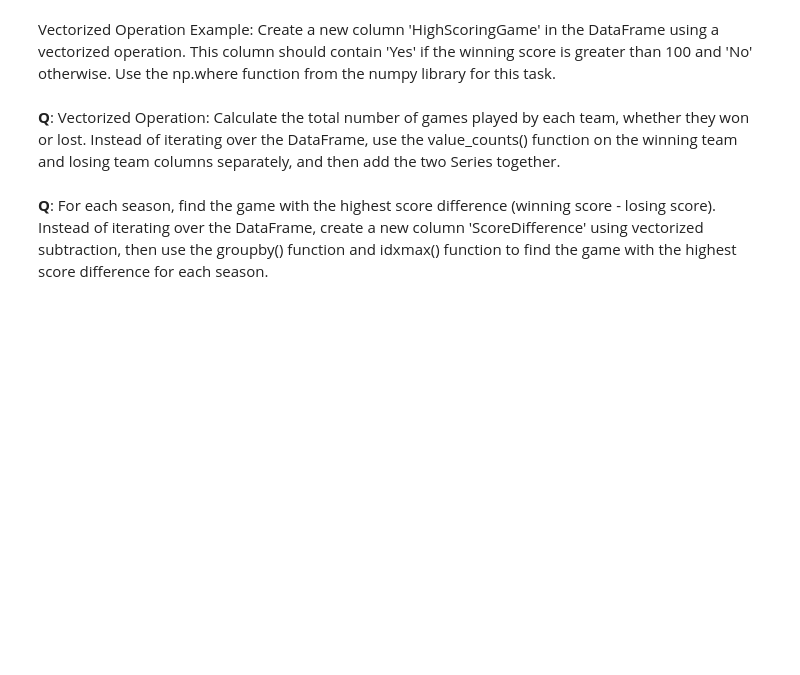
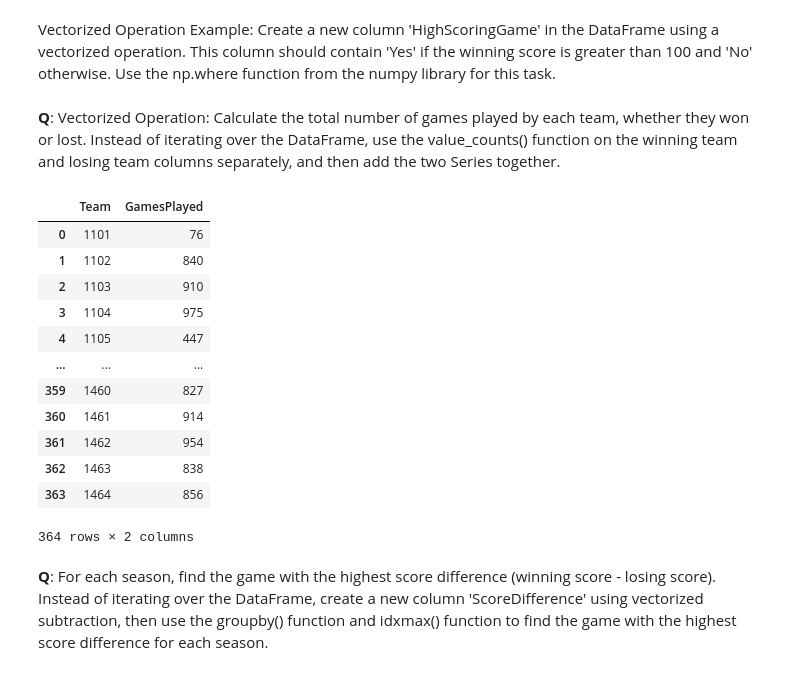
Before and after one commit to HusseinElZein/data-visualization, a Jupyter notebook: individual_work/pd_s211904.ipynb, the cells around one changed output. Cells and saved outputs as stored; diff of their text form; code cells hidden in the pictures; blank space fills up the shorter version.

```diff
--- a/individual_work/pd_s211904.ipynb
+++ b/individual_work/pd_s211904.ipynb
@@ -632,2 +715,26 @@ df['HighScoringGame'] = np.where(df['Wscore'] > 100, 'Yes', 'No')
+# %%
+# Write your code here
+
+winning_counts = df['Wteam'].value_counts()
+losing_counts = df['Lteam'].value_counts()
+
+total_counts = winning_counts.add(losing_counts, fill_value=0).astype(int).reset_index()
+total_counts.columns = ['Team', 'GamesPlayed']
+
+total_counts
+# %% [output]
+|  | Team | GamesPlayed |
+| 0 | 1101 | 76 |
+| 1 | 1102 | 840 |
+| 2 | 1103 | 910 |
+| 3 | 1104 | 975 |
+| 4 | 1105 | 447 |
+| ... | ... | ... |
+| 359 | 1460 | 827 |
+| 360 | 1461 | 914 |
+| 361 | 1462 | 954 |
+| 362 | 1463 | 838 |
+| 363 | 1464 | 856 |
+364 rows × 2 columns
 # %% [markdown]
 **Q**: For each season, find the game with the highest score difference (winning score - losing score). Instead of iterating over the DataFrame, create a new column 'ScoreDifference' using vectorized subtraction, then use the groupby() function and idxmax() function to find the game with the highest score difference for each season.
```
Also changed, not shown: parts of 17 cells of this notebook.
